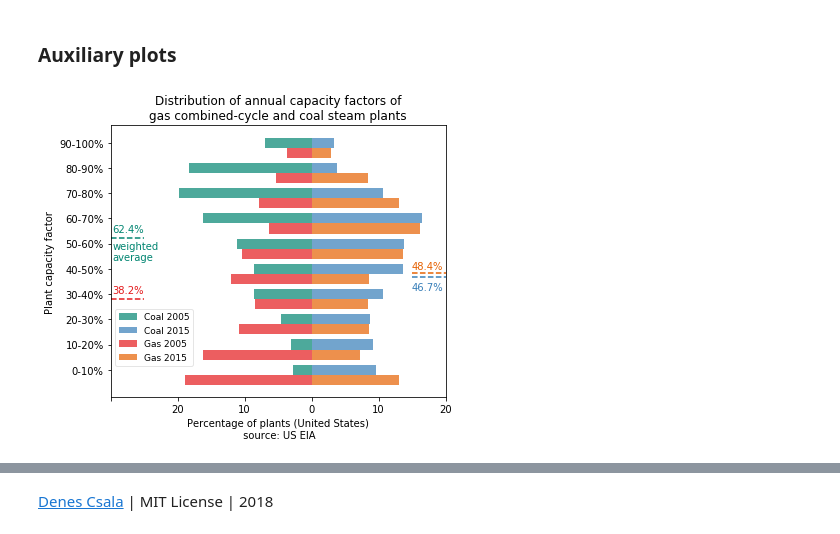
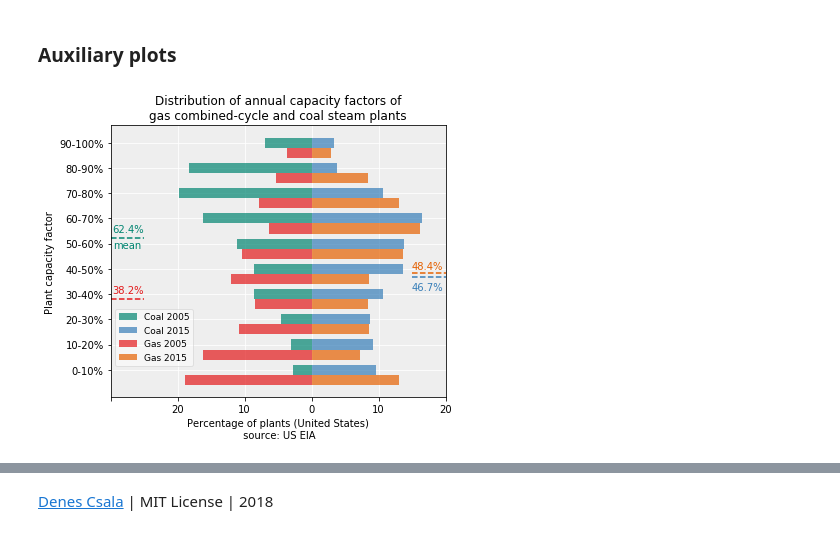
Before and after one commit to csaladenes/sustainable-energy-transitions, a Jupyter notebook: ccs/eroei-ccs-workbook.ipynb, the cells around one changed output, grey strips where cells are left out. Cells and saved outputs as stored; diff of their text form; code cells hidden in the pictures.

```diff
--- a/ccs/eroei-ccs-workbook.ipynb
+++ b/ccs/eroei-ccs-workbook.ipynb
@@ -446,8 +461,9 @@ def eroei_disp_cycler(ESOI, phi, eta, c, eroei_el):
                                     ((1.0/eroei_el[k])+(eta[i]*phi[j]/ESOI[i]))
     return eroei_disp
 # %%
-eroei_el=np.linspace(10,60,100)
-phi=np.linspace(0,35,100)
+segments=800
+eroei_el=np.linspace(10,60,segments)
+phi=np.linspace(0,35,segments)
 ESOI=[11,24,11,249]
 ESOI_tech=['Battery storage','Hydrogen storage','Battery + Curtailment','Pumped hydro storage']
 eta=np.array([83,30,83,80])
@@ -491,12 +507,12 @@ for i in range(len(ESOI)):
                               bbox=dict(boxstyle="round", fc="w", alpha=0.7))
 
 axes[1][1].set_xlabel('Storage fraction $\\varphi$ (%)',fontsize=13,x=0)
-axes[0][0].set_ylabel('Base $EROEI_{el}$',fontsize=13,y=0)
+axes[0][0].set_ylabel('$EROEI_{el}$',fontsize=13,y=0)
 axes[0][1].set_yticklabels('')
 axes[1][1].set_yticklabels('')
 axes[0][0].set_xticklabels('')
 axes[0][1].set_xticklabels('')
-plt.suptitle(r'$EROEI_{disp}$ for Scalable Dispatchable Renewables - PV and Wind',fontsize=13,y=0.99)
+plt.suptitle(r'$EROEI_{disp}$ for Scalable Dispatchable Renewables - PV and Wind',fontsize=13,y=0.98)
 plt.savefig('plot/fig3.png',dpi=150,bbox_inches = 'tight', pad_inches = 0.1)
 plt.show()
 # %% [output]
@@ -1195,37 +1139,38 @@ wb.close()
 # %%
 df=pd.read_excel('cfdata.xlsx')
 # %%
-fig,ax=plt.subplots(1,1,figsize=(6,5))
+fig,ax=plt.subplots(1,1,figsize=(6,5),subplot_kw=dict(facecolor='#EEEEEE',axisbelow=True))
+ax.grid(color='white', linestyle='solid')
 ax.barh(df.index,-df['PC 2005']/sum(df['PC 2005'])*100,0.4,color=cbrew(3),label='Coal 2005',alpha=legendalpha)
 ax.barh(df.index,df['PC 2015']/sum(df['PC 2015'])*100,0.4,color=cbrew(2),label='Coal 2015',alpha=legendalpha)
 ax.barh(df.index-0.4,-df['NG 2005']/sum(df['NG 2005'])*100,0.4,color=cbrew(1),label='Gas 2005',alpha=legendalpha)
 ax.barh(df.index-0.4,df['NG 2015']/sum(df['NG 2015'])*100,0.4,color=cbrew(4),label='Gas 2015',alpha=legendalpha)
 z=np.average(df.index+0.5,weights=df['NG 2005'])-1
 ax.plot([-30,-25],[z,z],ls='--',color=cbrew(1))
 ax.text(-29.7,z+0.2,str(np.round((z+1)*10,1))+ '%',color=cbrew(1))
 z=np.average(df.index+0.5,weights=df['NG 2015'])-1
 ax.plot([15,20],[z,z],ls='--',color=cbrew(4))
 ax.text(15,z+0.15,str(np.round((z+1)*10,1))+ '%',color=cbrew(4))
 z=np.average(df.index+0.5,weights=df['PC 2005'])-1
 ax.plot([-30,-25],[z,z],ls='--',color=cbrew(3))
 ax.text(-29.7,z+0.2,str(np.round((z+1)*10,1))+ '%',color=cbrew(3))
-ax.text(-29.7,z-0.9,'weighted\naverage',color=cbrew(3))
+ax.text(-29.7,z-0.4,'mean',color=cbrew(3))
 z=np.average(df.index+0.5,weights=df['PC 2015'])-1
 #z=np.average(df.index+0.5)-1
 ax.plot([15,20],[z,z],ls='--',color=cbrew(2))
 ax.text(15,z-0.5,str(np.round((z+1)*10,1))+ '%',color=cbrew(2))
 
 fig.canvas.draw()
 labels = ['']+[item.get_text().replace(u'\u2212','') for item in ax.get_xticklabels()[2:-1]]+['']
 ax.set_xticklabels(labels)
 ax.set_yticks(df.index)
 ax.set_xlim([-30,20])
 ax.set_yticklabels(df['CF'][::-1])
 ax.legend(bbox_to_anchor=(0.26, 0.22),framealpha=0.5,fontsize=9)
 ax.set_ylabel('Plant capacity factor')
 ax.set_xlabel('Percentage of plants (United States)\n source: US EIA')
 ax.set_title('Distribution of annual capacity factors of\ngas combined-cycle and coal steam plants')
 plt.savefig('plot/figS2.png',dpi=150,bbox_inches = 'tight', pad_inches = 0.1)
 plt.show()
 # %% [output]
-[figure, old version]
+[figure, new version]
```
Also changed, not shown: parts of 38 cells of this notebook, 10 other files.
